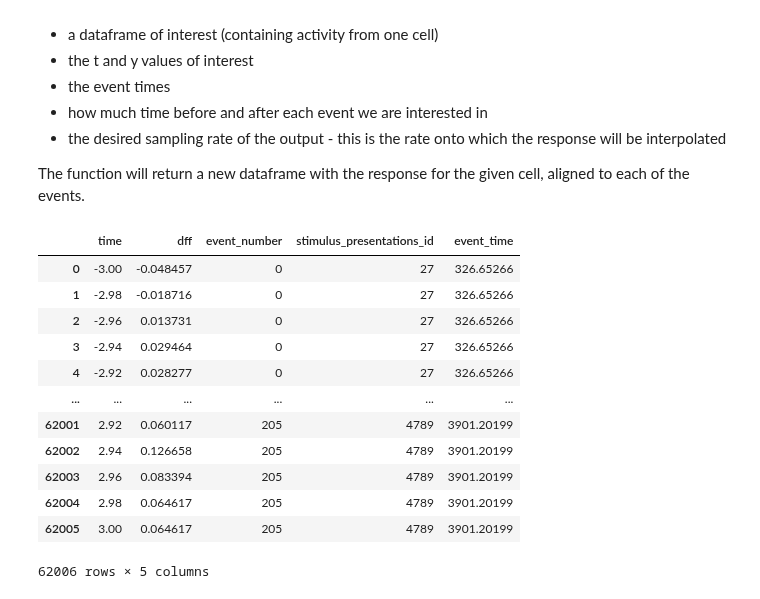
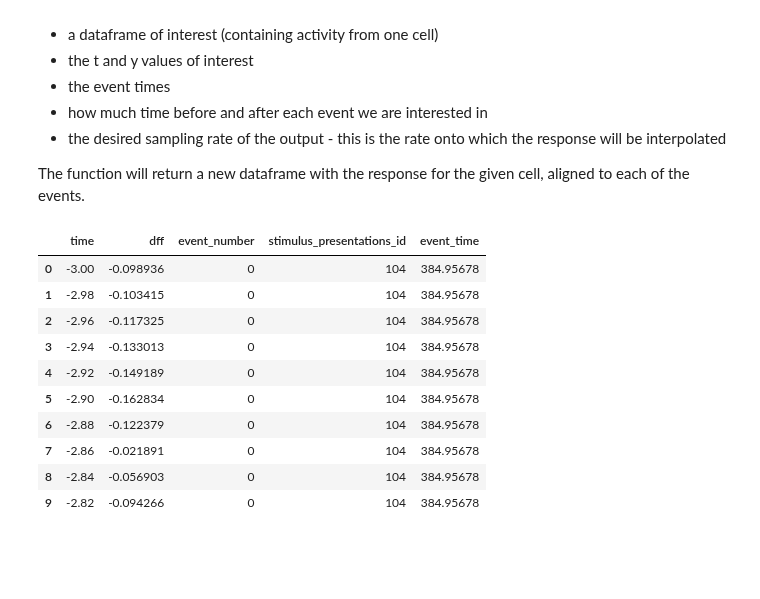
Before and after one commit to MiladQolami/NeuroMatch_2022_group_project, a Jupyter notebook: Coding_Exercise.ipynb, the cells around one changed output. Drawn from its saved outputs; the diff is of its cells as text; code cells hidden in the pictures; blank space fills up the shorter version.

```diff
--- a/Coding_Exercise.ipynb
+++ b/Coding_Exercise.ipynb
@@ -184,8 +189,9 @@ plt.imshow(this_mouse_Vip_passive_experiment.max_projection)
 Loading all neural data into a pandas 'tidy' format
 # %%
 this_mouse_Vip_passive_neural_data = ophys.build_tidy_cell_df(this_mouse_Vip_passive_experiment)
-
+this_mouse_Vip_active_neural_data = ophys.build_tidy_cell_df(this_mouse_Vip_active_experiment)
 # How many cells we have?
 print(f'We have: {len(this_mouse_Vip_passive_neural_data.cell_roi_id.unique())} unique cells in this experiment')
+print(f'We have: {len(this_mouse_Vip_active_neural_data.cell_roi_id.unique())} unique cells in this experiment')
 # %% [output]
 We have: 44 unique cells in this experiment
@@ -204,0 +201,12 @@ this_mouse_Vip_passive_neural_data_single_cell.head()
+# %%
+Neuron = 25   # you can change this to see result for different neurons (select a number between 0 to 33)
+
+# Selecting a cell from passive session
+cell_id_passive = this_mouse_Vip_passive_neural_data.cell_roi_id.unique()[Neuron]
+this_mouse_Vip_passive_neural_data_single_cell = this_mouse_Vip_passive_neural_data.query('cell_roi_id == @cell_id_passive')
+this_mouse_Vip_passive_neural_data_single_cell.head()
+
+# Selecting a cell from active session
+cell_id_active = this_mouse_Vip_active_neural_data.cell_roi_id.unique()[Neuron]
+this_mouse_Vip_active_neural_data_single_cell = this_mouse_Vip_active_neural_data.query('cell_roi_id == @cell_id_active')
+this_mouse_Vip_active_neural_data_single_cell.head()
@@ -233,0 +250,9 @@ this_mouse_Vip_passive_stimulus_talbe.head()
+# %%
+# First for passive cell
+this_mouse_Vip_passive_stimulus_talbe = this_mouse_Vip_passive_experiment.stimulus_presentations
+this_mouse_Vip_passive_stimulus_talbe.head()
+
+# Then for active cell
+
+this_mouse_Vip_active_stimulus_talbe = this_mouse_Vip_active_experiment.stimulus_presentations
+this_mouse_Vip_active_stimulus_talbe.head()
@@ -242,27 +275,39 @@ If we want to see how a given cell responds when regularly flashed stimuli are o
 
 The function will return a new dataframe with the response for the given cell, aligned to each of the events.
 # %%
-event_trig_response = mindscope_utilities.event_triggered_response(
+# First for passive cell
+event_trig_response_passive = mindscope_utilities.event_triggered_response(
     data = this_mouse_Vip_passive_neural_data_single_cell,
     t = 'timestamps',
     y = 'dff',
     event_times= this_mouse_Vip_passive_stimulus_talbe.query('omitted == True')['start_time'],
     t_before = 3,
     t_after = 3,
     output_sampling_rate= 50
 )
-event_trig_response
+event_trig_response_passive.head(10)
+
+# Then for active cell
+
+event_trig_response_active = mindscope_utilities.event_triggered_response(
+    data = this_mouse_Vip_active_neural_data_single_cell,
+    t = 'timestamps',
+    y = 'dff',
+    event_times= this_mouse_Vip_active_stimulus_talbe.query('omitted == True')['start_time'],
+    t_before = 3,
+    t_after = 3,
+    output_sampling_rate= 50
+)
+event_trig_response_active.head(10)
 # %% [output]
 |  | time | dff | event_number | stimulus_presentations_id | event_time |
-| 0 | -3.00 | -0.048457 | 0 | 27 | 326.65266 |
-| 1 | -2.98 | -0.018716 | 0 | 27 | 326.65266 |
-| 2 | -2.96 | 0.013731 | 0 | 27 | 326.65266 |
-| 3 | -2.94 | 0.029464 | 0 | 27 | 326.65266 |
-| 4 | -2.92 | 0.028277 | 0 | 27 | 326.65266 |
-| ... | ... | ... | ... | ... | ... |
-| 62001 | 2.92 | 0.060117 | 205 | 4789 | 3901.20199 |
-| 62002 | 2.94 | 0.126658 | 205 | 4789 | 3901.20199 |
-| 62003 | 2.96 | 0.083394 | 205 | 4789 | 3901.20199 |
-| 62004 | 2.98 | 0.064617 | 205 | 4789 | 3901.20199 |
-| 62005 | 3.00 | 0.064617 | 205 | 4789 | 3901.20199 |
+| 0 | -3.00 | -0.098936 | 0 | 104 | 384.95678 |
+| 1 | -2.98 | -0.103415 | 0 | 104 | 384.95678 |
+| 2 | -2.96 | -0.117325 | 0 | 104 | 384.95678 |
+| 3 | -2.94 | -0.133013 | 0 | 104 | 384.95678 |
+| 4 | -2.92 | -0.149189 | 0 | 104 | 384.95678 |
+| 5 | -2.90 | -0.162834 | 0 | 104 | 384.95678 |
+| 6 | -2.88 | -0.122379 | 0 | 104 | 384.95678 |
+| 7 | -2.86 | -0.021891 | 0 | 104 | 384.95678 |
+| 8 | -2.84 | -0.056903 | 0 | 104 | 384.95678 |
+| 9 | -2.82 | -0.094266 | 0 | 104 | 384.95678 |
-62006 rows × 5 columns
```
Also changed, not shown: parts of 11 cells of this notebook.
